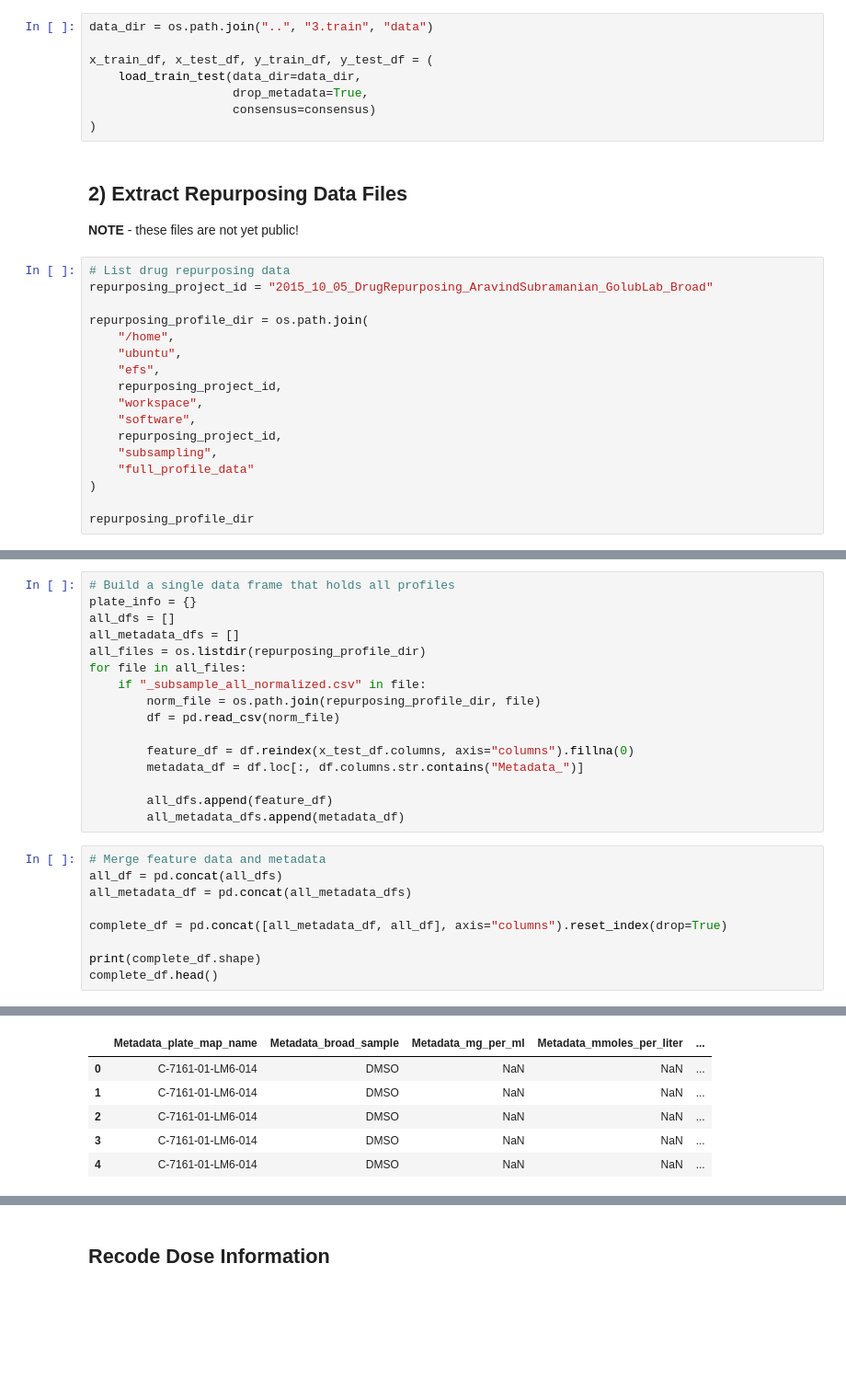
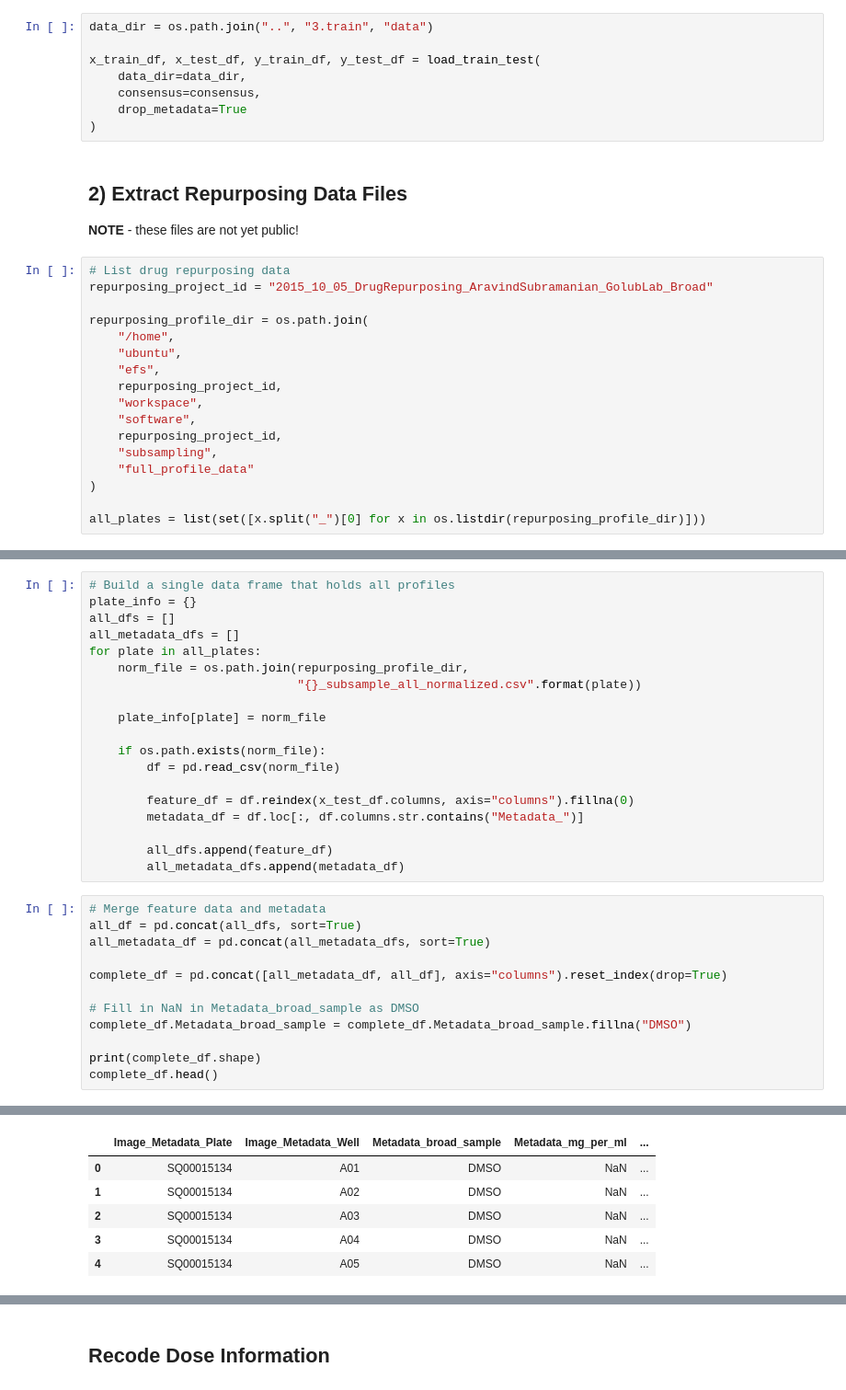
Before and after one commit to broadinstitute/cell-health, a Jupyter notebook: 4.apply/0.apply-models-repurposing.ipynb, the cells around one changed output, grey strips where cells are left out. Shown at 92% size. Drawn from its saved outputs; the diff is of its cells as text; blank space fills up the shorter version.

```diff
--- a/4.apply/0.apply-models-repurposing.ipynb
+++ b/4.apply/0.apply-models-repurposing.ipynb
@@ -38,10 +36,10 @@ model_dict, model_coef = (
 # %%
 data_dir = os.path.join("..", "3.train", "data")
 
-x_train_df, x_test_df, y_train_df, y_test_df = (
-    load_train_test(data_dir=data_dir,
-                    drop_metadata=True,
-                    consensus=consensus)
+x_train_df, x_test_df, y_train_df, y_test_df = load_train_test(
+    data_dir=data_dir,
+    consensus=consensus,
+    drop_metadata=True
 )
 # %% [markdown]
 ## 2) Extract Repurposing Data Files
@@ -63,4 +61,4 @@ repurposing_profile_dir = os.path.join(
     "full_profile_data"
 )
 
-repurposing_profile_dir
+all_plates = list(set([x.split("_")[0] for x in os.listdir(repurposing_profile_dir)]))
@@ -71,10 +67,13 @@ repurposing_profile_dir
 plate_info = {}
 all_dfs = []
 all_metadata_dfs = []
-all_files = os.listdir(repurposing_profile_dir)
-for file in all_files:
-    if "_subsample_all_normalized.csv" in file:
-        norm_file = os.path.join(repurposing_profile_dir, file)
+for plate in all_plates:
+    norm_file = os.path.join(repurposing_profile_dir,
+                             "{}_subsample_all_normalized.csv".format(plate))
+
+    plate_info[plate] = norm_file
+
+    if os.path.exists(norm_file):
         df = pd.read_csv(norm_file)
 
         feature_df = df.reindex(x_test_df.columns, axis="columns").fillna(0)
@@ -84,19 +83,22 @@ for file in all_files:
         all_metadata_dfs.append(metadata_df)
 # %%
 # Merge feature data and metadata
-all_df = pd.concat(all_dfs)
-all_metadata_df = pd.concat(all_metadata_dfs)
+all_df = pd.concat(all_dfs, sort=True)
+all_metadata_df = pd.concat(all_metadata_dfs, sort=True)
 
 complete_df = pd.concat([all_metadata_df, all_df], axis="columns").reset_index(drop=True)
 
+# Fill in NaN in Metadata_broad_sample as DMSO
+complete_df.Metadata_broad_sample = complete_df.Metadata_broad_sample.fillna("DMSO")
+
 print(complete_df.shape)
 complete_df.head()
 # %% [output]
 (51839, 1605)
-|  | Metadata_plate_map_name | Metadata_broad_sample | Metadata_mg_per_ml | Metadata_mmoles_per_liter | ... |
-| 0 | C-7161-01-LM6-014 | DMSO | NaN | NaN | ... |
-| 1 | C-7161-01-LM6-014 | DMSO | NaN | NaN | ... |
-| 2 | C-7161-01-LM6-014 | DMSO | NaN | NaN | ... |
-| 3 | C-7161-01-LM6-014 | DMSO | NaN | NaN | ... |
-| 4 | C-7161-01-LM6-014 | DMSO | NaN | NaN | ... |
+|  | Image_Metadata_Plate | Image_Metadata_Well | Metadata_broad_sample | Metadata_mg_per_ml | ... |
+| 0 | SQ00015134 | A01 | DMSO | NaN | ... |
+| 1 | SQ00015134 | A02 | DMSO | NaN | ... |
+| 2 | SQ00015134 | A03 | DMSO | NaN | ... |
+| 3 | SQ00015134 | A04 | DMSO | NaN | ... |
+| 4 | SQ00015134 | A05 | DMSO | NaN | ... |
 5 rows × 1605 columns
```
Also changed, not shown: parts of 24 cells of this notebook, 22 other files.
